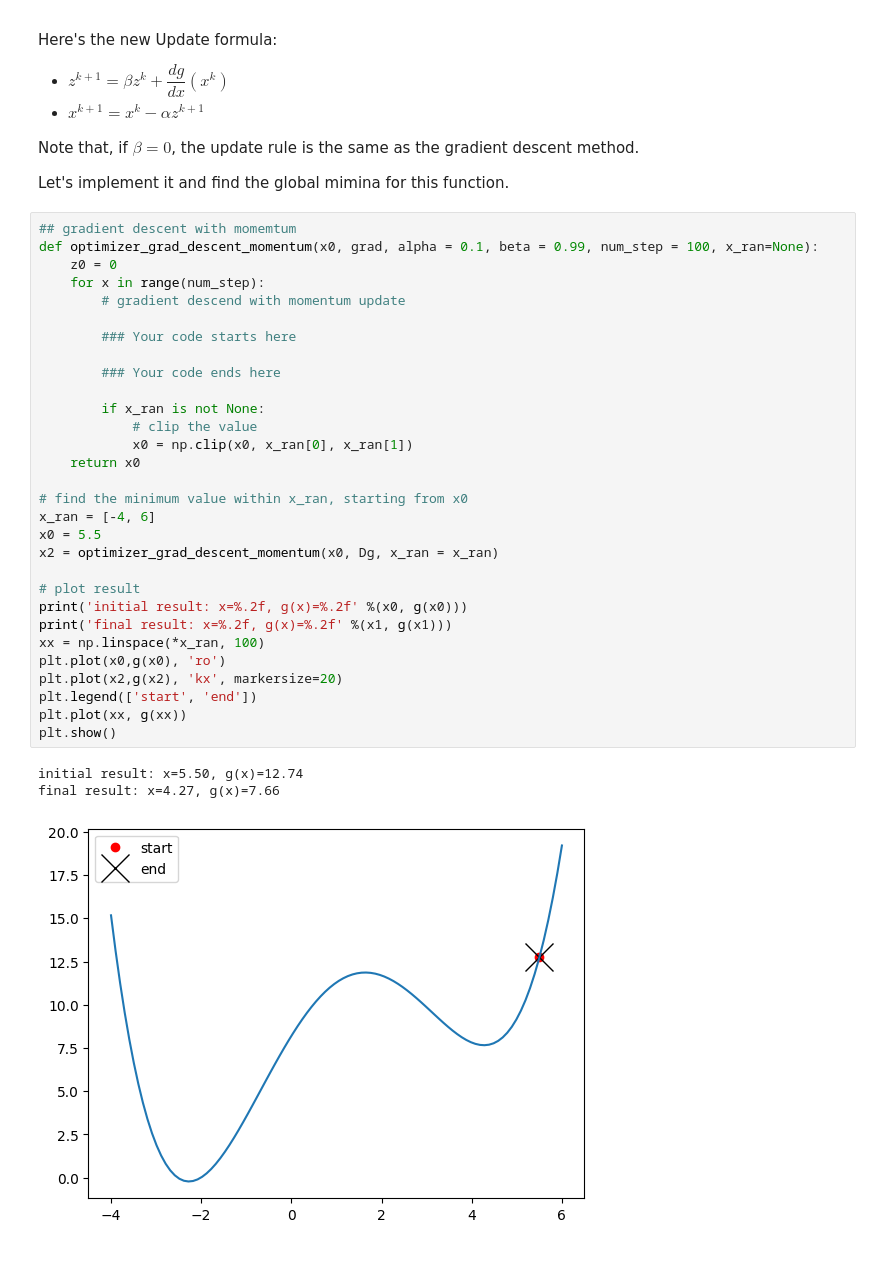
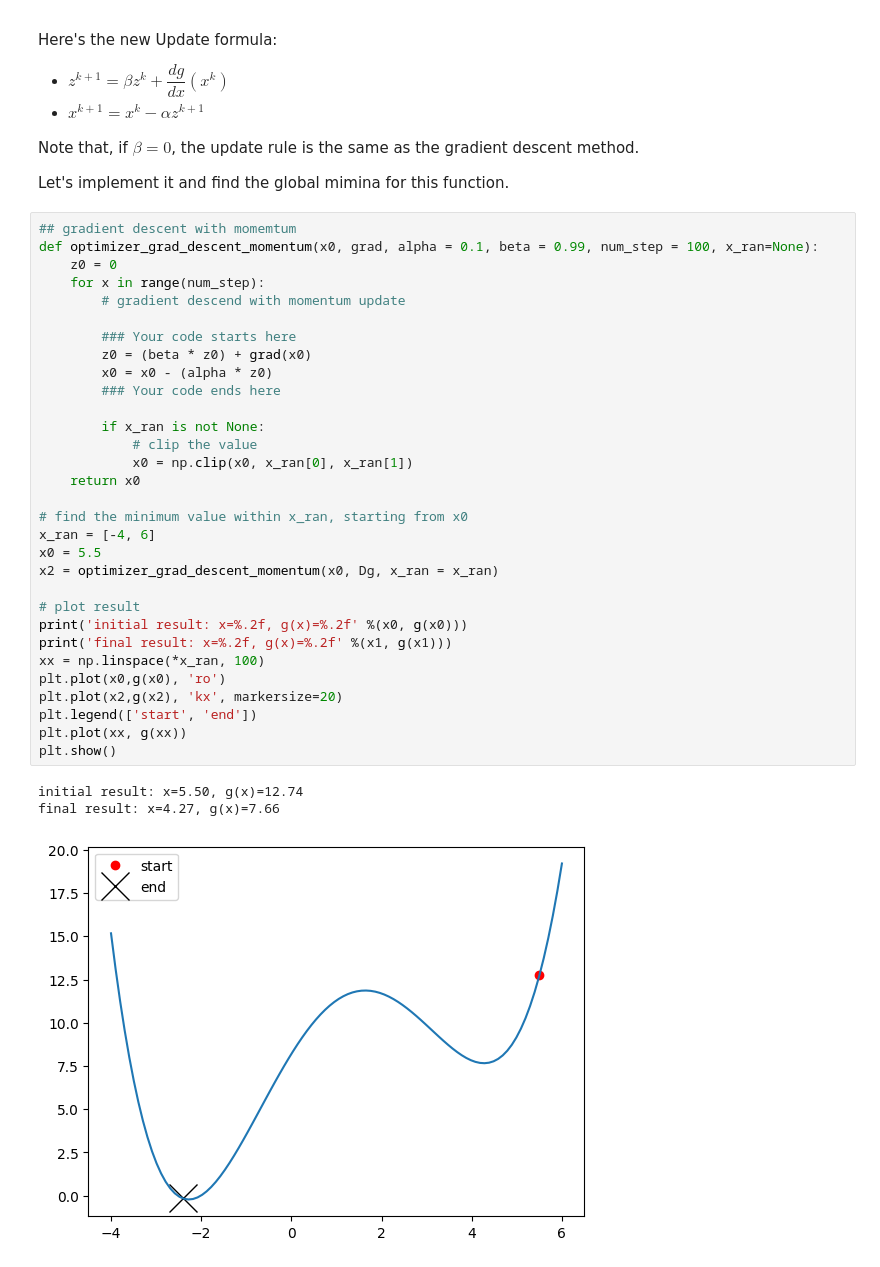
Before and after one commit to AndrewY7/CSCI3399, a Jupyter notebook: yangnslab2a.ipynb, the cells around one changed output. Saved outputs shown, nothing was run; the diff lists cells and outputs as text.

```diff
--- a/yangnslab2a.ipynb
+++ b/yangnslab2a.ipynb
@@ -73,32 +73,33 @@ Let's implement it and find the global mimina for this function.
 def optimizer_grad_descent_momentum(x0, grad, alpha = 0.1, beta = 0.99, num_step = 100, x_ran=None):
     z0 = 0
     for x in range(num_step):
         # gradient descend with momentum update
 
         ### Your code starts here
-
+        z0 = (beta * z0) + grad(x0)
+        x0 = x0 - (alpha * z0)
         ### Your code ends here
 
         if x_ran is not None:
             # clip the value
             x0 = np.clip(x0, x_ran[0], x_ran[1])
     return x0
 
 # find the minimum value within x_ran, starting from x0
 x_ran = [-4, 6]
 x0 = 5.5
 x2 = optimizer_grad_descent_momentum(x0, Dg, x_ran = x_ran)
 
 # plot result
 print('initial result: x=%.2f, g(x)=%.2f' %(x0, g(x0)))
 print('final result: x=%.2f, g(x)=%.2f' %(x1, g(x1)))
 xx = np.linspace(*x_ran, 100)
 plt.plot(x0,g(x0), 'ro')
 plt.plot(x2,g(x2), 'kx', markersize=20)
 plt.legend(['start', 'end'])
 plt.plot(xx, g(xx))
 plt.show()
 # %% [output]
 initial result: x=5.50, g(x)=12.74
 final result: x=4.27, g(x)=7.66
-[figure, old version]
+[figure, new version]
```
Also changed, not shown: parts of 1 cell of this notebook.
